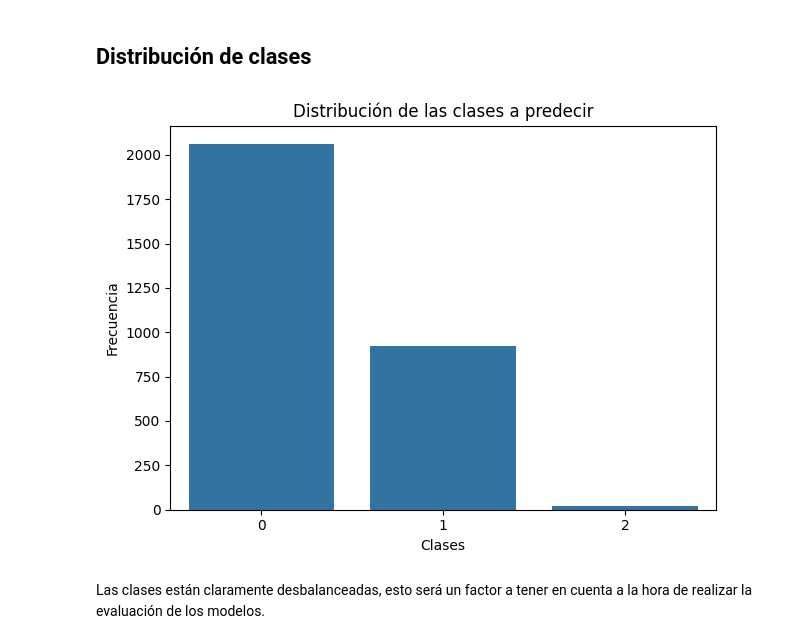
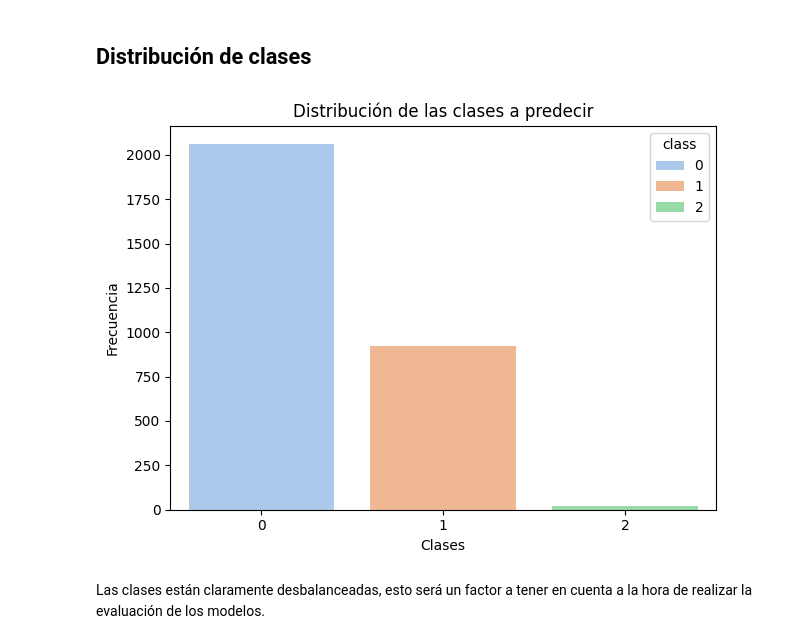
Before and after one commit to mayumar/Trabajo-Final-Supervisados, a Jupyter notebook: main.ipynb, the cells around one changed output. Drawn from its saved outputs; the diff is of its cells as text; code cells hidden in the pictures.

```diff
--- a/main.ipynb
+++ b/main.ipynb
@@ -135,13 +134,14 @@
 ## Distribución de clases
 # %%
 sns.countplot(data=df_train, x='class')
+sns.countplot(x=y, data=df_train, palette='pastel', hue=y)
 plt.title('Distribución de las clases a predecir')
 plt.xlabel('Clases')
 plt.ylabel('Frecuencia')
 plt.tight_layout()
 plt.show()
 # %% [output]
-[figure, old version]
+[figure, new version]
 # %% [markdown]
 Las clases están claramente desbalanceadas, esto será un factor a tener en cuenta a la hora de realizar la evaluación de los modelos.
 # %% [markdown]
```
Also changed, not shown: parts of 7 cells of this notebook.
